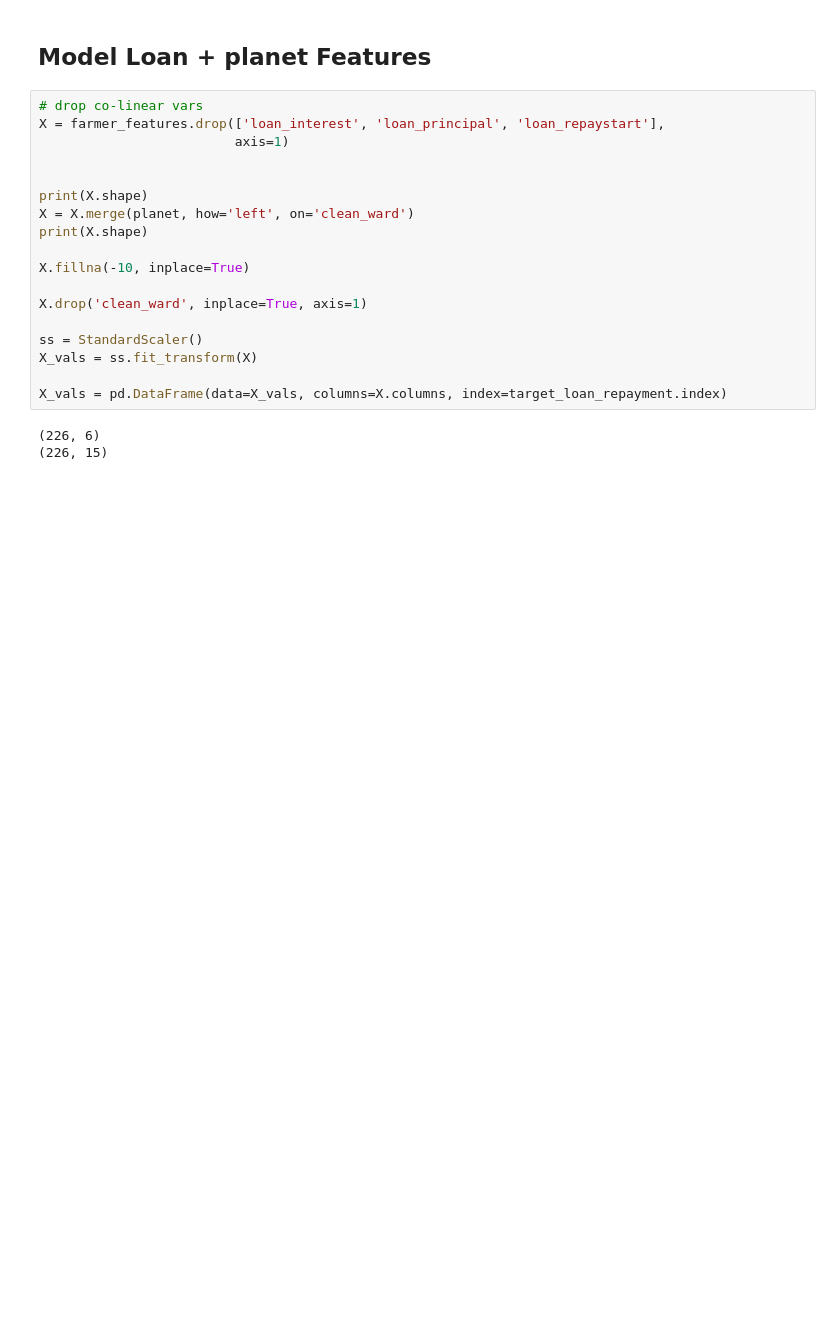
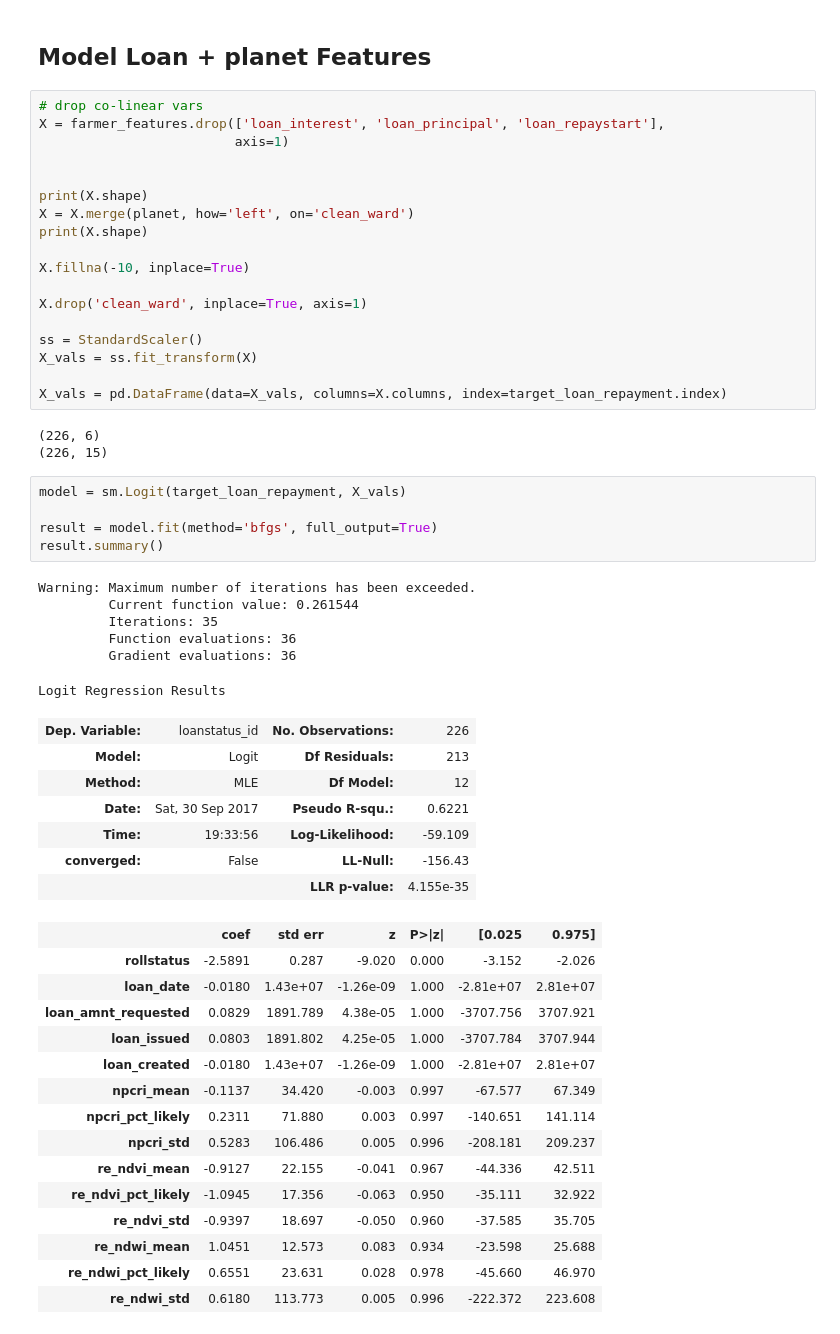
Before and after one commit to impactlab/farmdrive, a Jupyter notebook: notebooks/4.2-sat-image-regression.ipynb, the cells around one changed output. Cells and saved outputs as stored; diff of their text form; blank space fills up the shorter version.

```diff
--- a/notebooks/4.2-sat-image-regression.ipynb
+++ b/notebooks/4.2-sat-image-regression.ipynb
@@ -343,3 +371,37 @@ X_vals = pd.DataFrame(data=X_vals, columns=X.columns, index=target_loan_repaymen
 # %% [output]
 (226, 6)
 (226, 15)
+# %%
+model = sm.Logit(target_loan_repayment, X_vals)
+
+result = model.fit(method='bfgs', full_output=True)
+result.summary()
+# %% [output]
+Warning: Maximum number of iterations has been exceeded.
+         Current function value: 0.261544
+         Iterations: 35
+         Function evaluations: 36
+         Gradient evaluations: 36
+Logit Regression Results
+| Dep. Variable: | loanstatus_id | No. Observations: | 226 |
+| Model: | Logit | Df Residuals: | 213 |
+| Method: | MLE | Df Model: | 12 |
+| Date: | Sat, 30 Sep 2017 | Pseudo R-squ.: | 0.6221 |
+| Time: | 19:33:56 | Log-Likelihood: | -59.109 |
+| converged: | False | LL-Null: | -156.43 |
+|  |  | LLR p-value: | 4.155e-35 |
+|  | coef | std err | z | P>|z| | [0.025 | 0.975] |
+| rollstatus | -2.5891 | 0.287 | -9.020 | 0.000 | -3.152 | -2.026 |
+| loan_date | -0.0180 | 1.43e+07 | -1.26e-09 | 1.000 | -2.81e+07 | 2.81e+07 |
+| loan_amnt_requested | 0.0829 | 1891.789 | 4.38e-05 | 1.000 | -3707.756 | 3707.921 |
+| loan_issued | 0.0803 | 1891.802 | 4.25e-05 | 1.000 | -3707.784 | 3707.944 |
+| loan_created | -0.0180 | 1.43e+07 | -1.26e-09 | 1.000 | -2.81e+07 | 2.81e+07 |
+| npcri_mean | -0.1137 | 34.420 | -0.003 | 0.997 | -67.577 | 67.349 |
+| npcri_pct_likely | 0.2311 | 71.880 | 0.003 | 0.997 | -140.651 | 141.114 |
+| npcri_std | 0.5283 | 106.486 | 0.005 | 0.996 | -208.181 | 209.237 |
+| re_ndvi_mean | -0.9127 | 22.155 | -0.041 | 0.967 | -44.336 | 42.511 |
+| re_ndvi_pct_likely | -1.0945 | 17.356 | -0.063 | 0.950 | -35.111 | 32.922 |
+| re_ndvi_std | -0.9397 | 18.697 | -0.050 | 0.960 | -37.585 | 35.705 |
+| re_ndwi_mean | 1.0451 | 12.573 | 0.083 | 0.934 | -23.598 | 25.688 |
+| re_ndwi_pct_likely | 0.6551 | 23.631 | 0.028 | 0.978 | -45.660 | 46.970 |
+| re_ndwi_std | 0.6180 | 113.773 | 0.005 | 0.996 | -222.372 | 223.608 |
```
Also changed, not shown: parts of 16 cells of this notebook.
